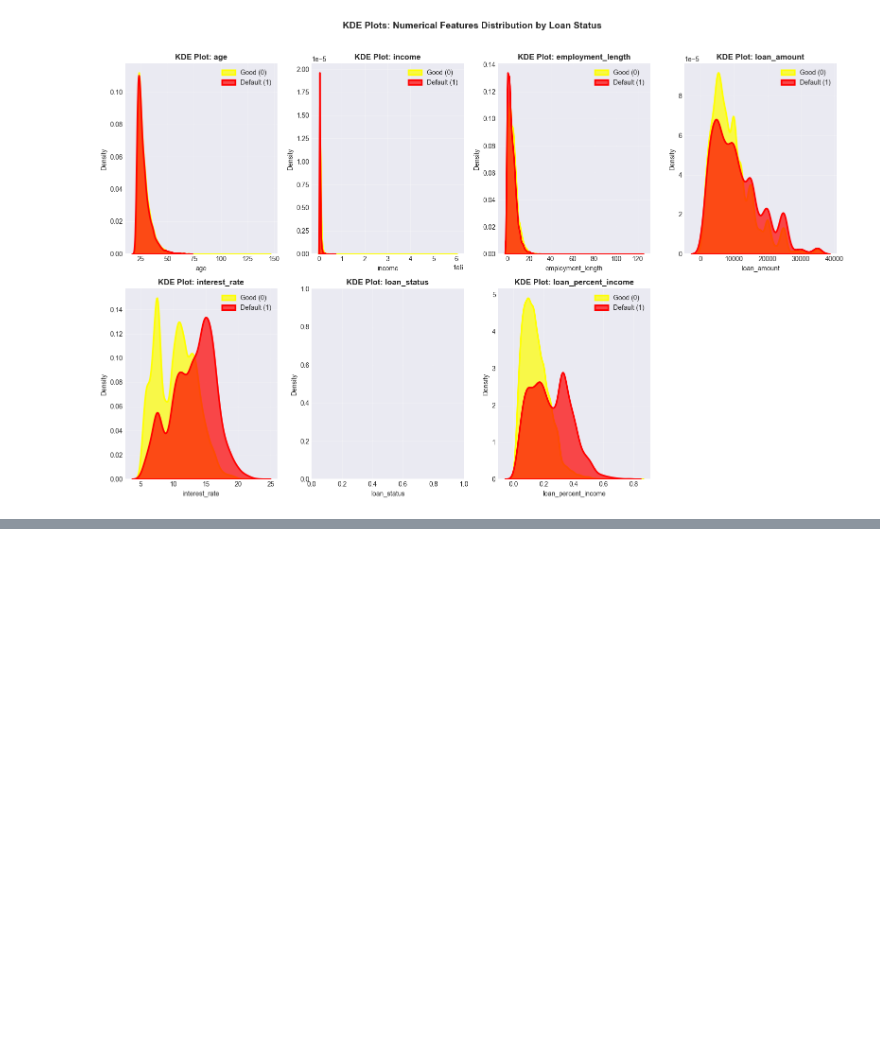
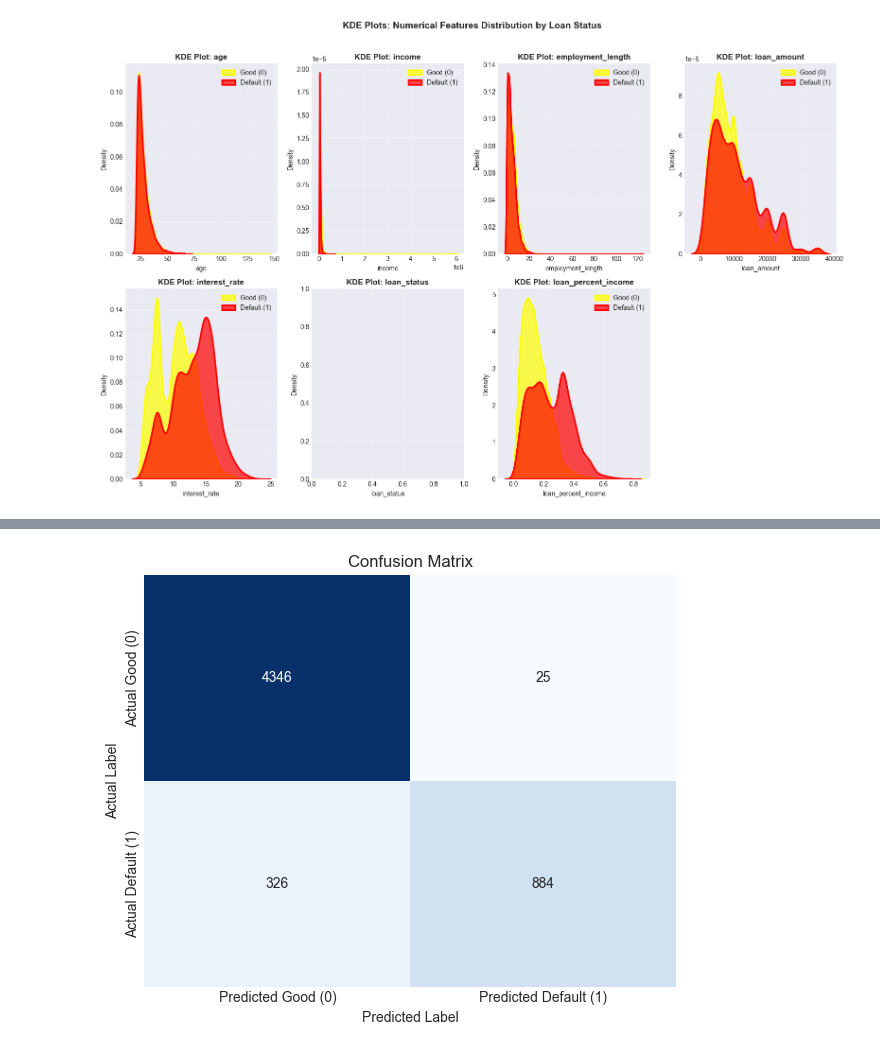
Before and after one commit to ajayn3300/Credit-Risk-Modelling, a Jupyter notebook: credit risk modelling.ipynb, the cells around one changed output, grey strips where cells are left out. Cells and saved outputs as stored; diff of their text form; code cells hidden in the pictures; blank space fills up the shorter version.

```diff
--- a/credit risk modelling.ipynb
+++ b/credit risk modelling.ipynb
@@ -407,0 +511,4 @@ plt.show()
+# %%
+# removing outliers from employment length using zscore
+df = df[stats.zscore(df['employment_length']) < 3]
+print(df.shape)
@@ -407,0 +534,4 @@ plt.show()
+# %%
+#categorical indices for catboost
+categorical_indices = [x_train.columns.tolist().index(i) for i in x_train.select_dtypes(include='string')]
+print(categorical_indices)
@@ -407,0 +540,21 @@ plt.show()
+# %%
+# Initialize classifier with categorical indices
+from xml.parsers.expat import model
+
+
+cat = CatBoostClassifier(
+    cat_features=categorical_indices,  # Specify categorical feature indices
+    iterations=200,
+    learning_rate=0.1,
+    depth=6,
+    verbose=True,
+    random_seed=42
+)
+
+# Train the model
+cat.fit(
+    x_train, y_train,
+    eval_set=(x_test, y_test),
+    verbose=50,  # Print metrics every 20 iterations
+    plot=True    # Optional: plots training progress
+)
@@ -407,0 +574,3 @@ plt.show()
+# %%
+# predictions
+cat_preds = cat.predict(x_test)
@@ -407,0 +588,14 @@ plt.show()
+# %%
+cm = confusion_matrix(y_test, cat_preds)
+
+fig, ax = plt.subplots(figsize=(6, 5))
+sns.heatmap(cm, annot=True, fmt='d', cmap='Blues', cbar=False, ax=ax,
+            xticklabels=['Predicted Good (0)', 'Predicted Default (1)'],
+            yticklabels=['Actual Good (0)', 'Actual Default (1)'])
+ax.set_xlabel('Predicted Label')
+ax.set_ylabel('Actual Label')
+ax.set_title('Confusion Matrix')
+plt.tight_layout()
+plt.show()
+# %% [output]
+[figure, added]
```
Also changed, not shown: parts of 20 cells of this notebook.
